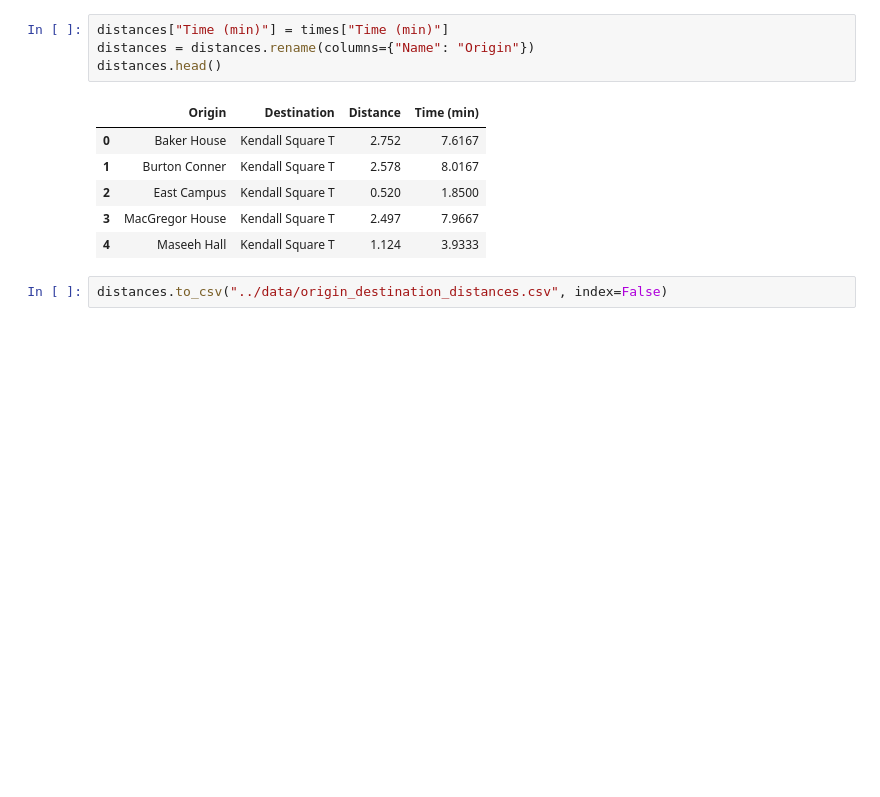
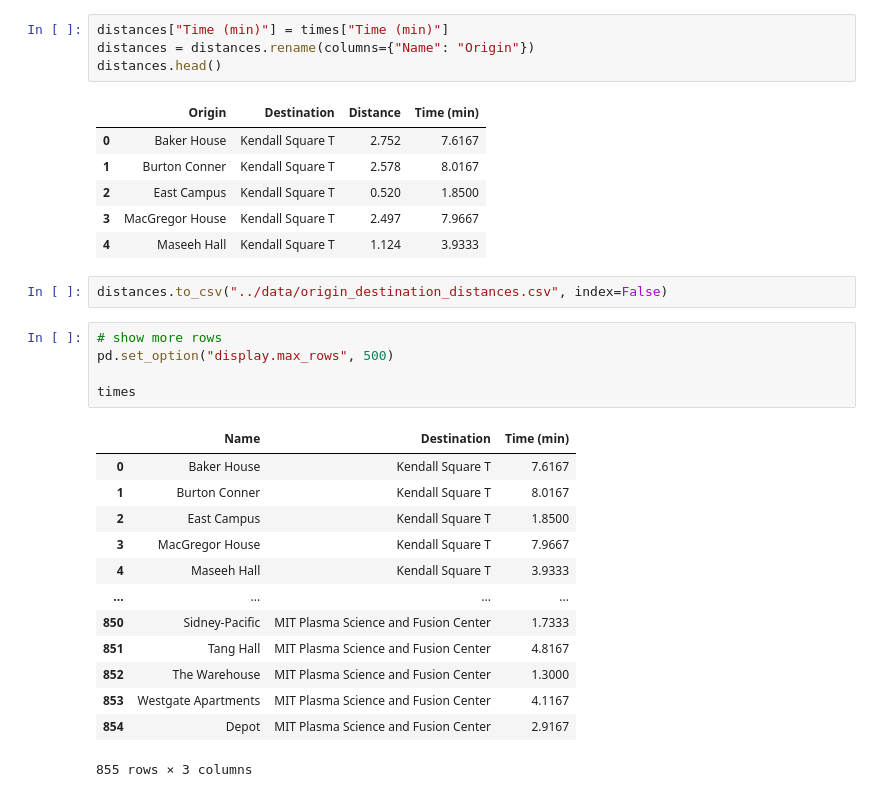
Before and after one commit to victor-radermecker/MIT-Shuttle-Service-Optimization-Project, a Jupyter notebook: code/bing_maps_api.ipynb, the cells around one changed output. Saved outputs shown, nothing was run; the diff lists cells and outputs as text; blank space fills up the shorter version.

```diff
--- a/code/bing_maps_api.ipynb
+++ b/code/bing_maps_api.ipynb
@@ -181,3 +187,22 @@ distances.head()
 | 4 | Maseeh Hall | Kendall Square T | 1.124 | 3.9333 |
 # %%
 distances.to_csv("../data/origin_destination_distances.csv", index=False)
+# %%
+# show more rows
+pd.set_option("display.max_rows", 500)
+
+times
+# %% [output]
+|  | Name | Destination | Time (min) |
+| 0 | Baker House | Kendall Square T | 7.6167 |
+| 1 | Burton Conner | Kendall Square T | 8.0167 |
+| 2 | East Campus | Kendall Square T | 1.8500 |
+| 3 | MacGregor House | Kendall Square T | 7.9667 |
+| 4 | Maseeh Hall | Kendall Square T | 3.9333 |
+| ... | ... | ... | ... |
+| 850 | Sidney-Pacific | MIT Plasma Science and Fusion Center | 1.7333 |
+| 851 | Tang Hall | MIT Plasma Science and Fusion Center | 4.8167 |
+| 852 | The Warehouse | MIT Plasma Science and Fusion Center | 1.3000 |
+| 853 | Westgate Apartments | MIT Plasma Science and Fusion Center | 4.1167 |
+| 854 | Depot | MIT Plasma Science and Fusion Center | 2.9167 |
+855 rows × 3 columns
```
Also changed, not shown: parts of 4 cells of this notebook, 7 other files.
